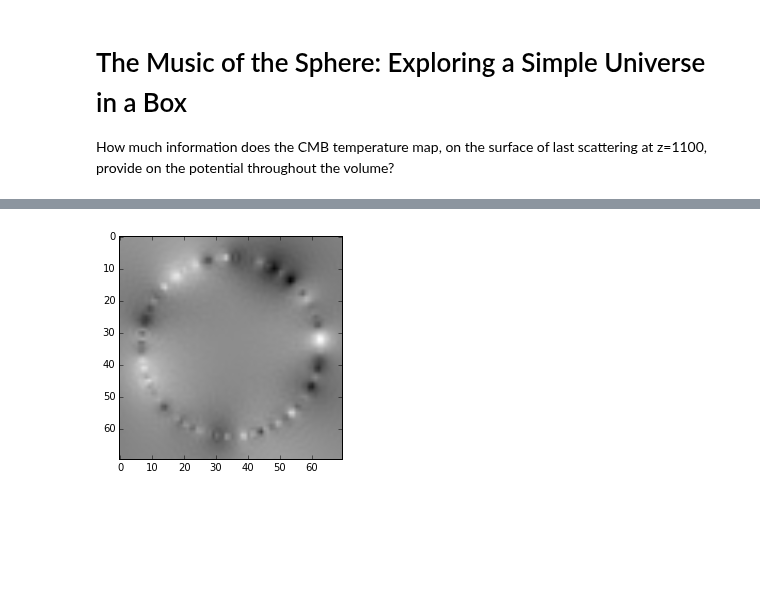
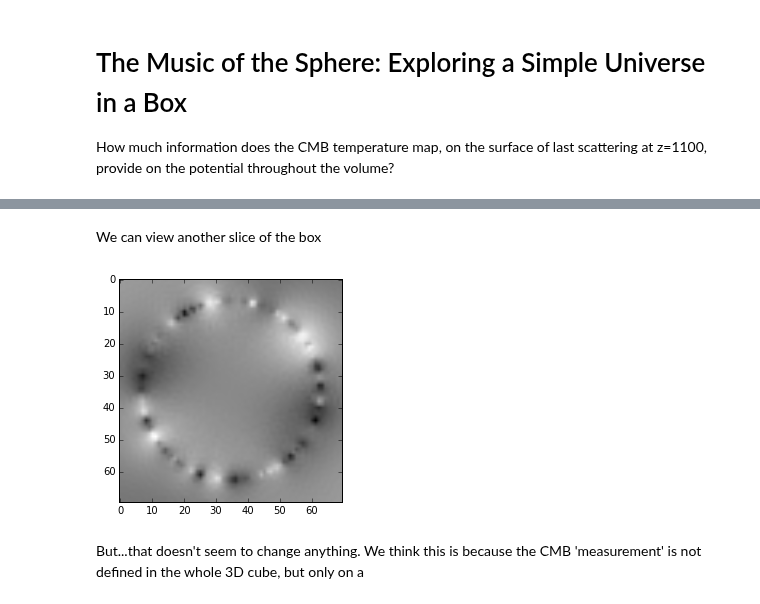
Before and after one commit to LaurencePeanuts/Music, a Jupyter notebook: Beatbox_Demo.ipynb, the cells around one changed output, grey strips where cells are left out. Drawn from its saved outputs; the diff is of its cells as text; code cells hidden in the pictures; blank space fills up the shorter version.

```diff
--- a/Beatbox_Demo.ipynb
+++ b/Beatbox_Demo.ipynb
@@ -19,4 +23,8 @@ demo.ViewSlice()
+# %% [markdown]
+We can view another slice of the box
 # %%
-demo.ViewSlice(position=0., side_mpc=35., reso_mpc=0.5)
+demo.ViewSlice(position=10., side_mpc=35., reso_mpc=0.5)
 # %% [output]
-[figure, old version]
+[figure, new version]
+# %% [markdown]
+But...that doesn't seem to change anything. We think this is because the CMB 'measurement' is not defined in the whole 3D cube, but only on a
```
Also changed, not shown: parts of 4 cells of this notebook, 1 other file.
